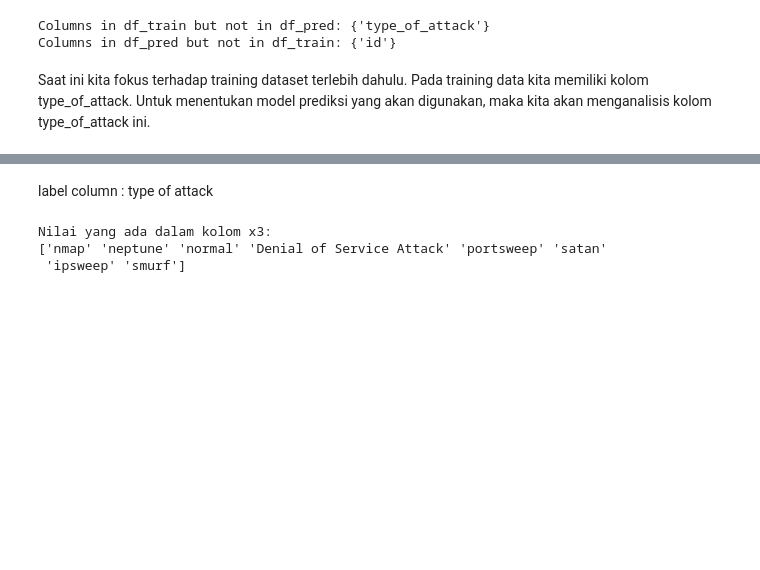
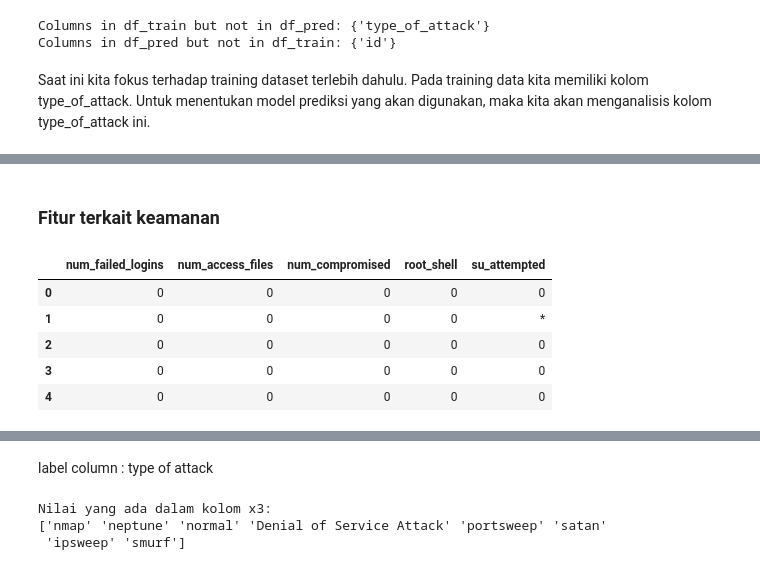
Before and after one commit to euclideands/DAC-2023, a Jupyter notebook: DAC_2023_Development_2.0.ipynb, the cells around one changed output, grey strips where cells are left out. Drawn from its saved outputs; the diff is of its cells as text; code cells hidden in the pictures; blank space fills up the shorter version.

```diff
--- a/DAC_2023_Development_2.0.ipynb
+++ b/DAC_2023_Development_2.0.ipynb
@@ -57,0 +70,12 @@ Saat ini kita fokus terhadap training dataset terlebih dahulu. Pada training dat
+# %% [markdown]
+### Fitur terkait keamanan
+# %%
+k_secure = df_t[['num_failed_logins', 'num_access_files', 'num_compromised', 'root_shell', 'su_attempted']]
+k_secure.head()
+# %% [output]
+|  | num_failed_logins | num_access_files | num_compromised | root_shell | su_attempted |
+| 0 | 0 | 0 | 0 | 0 | 0 |
+| 1 | 0 | 0 | 0 | 0 | * |
+| 2 | 0 | 0 | 0 | 0 | 0 |
+| 3 | 0 | 0 | 0 | 0 | 0 |
+| 4 | 0 | 0 | 0 | 0 | 0 |
```
Also changed, not shown: parts of 23 cells of this notebook.
